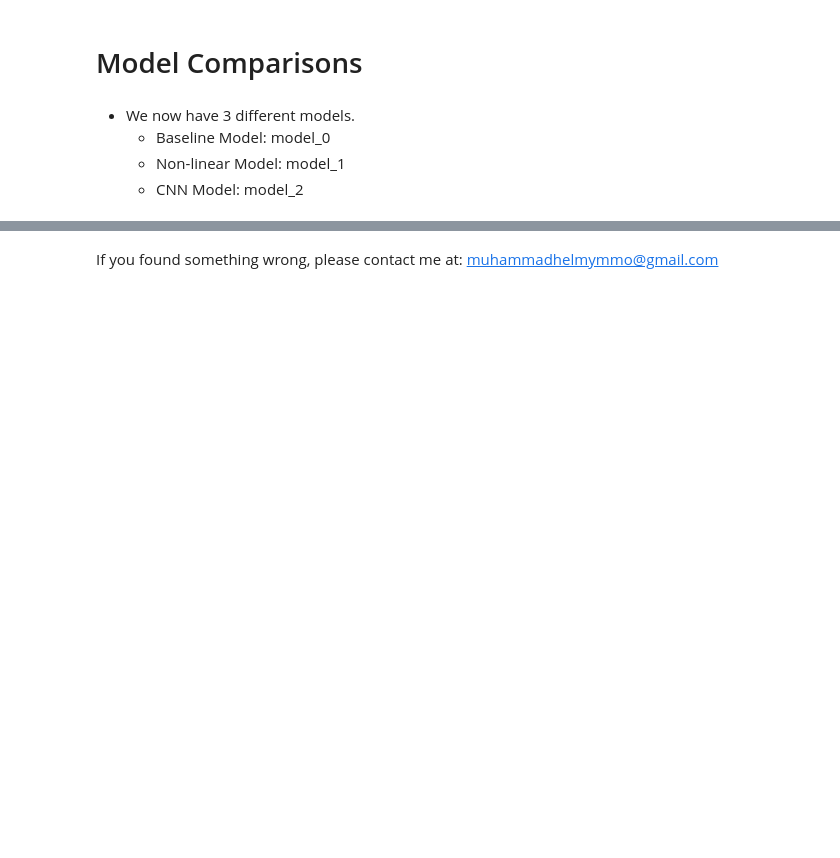
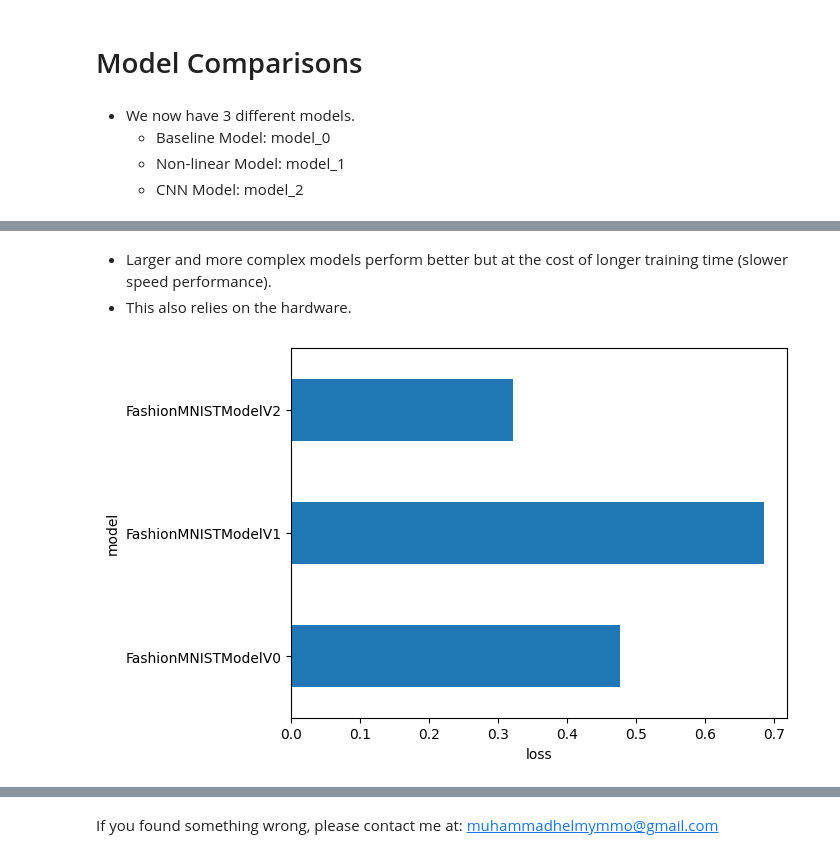
Before and after one commit to MuhammadHelmyOmar/PyTorch_Projects, a Jupyter notebook: Computer_Vision.ipynb, the cells around one changed output, grey strips where cells are left out. Cells and saved outputs as stored; diff of their text form; code cells hidden in the pictures; blank space fills up the shorter version.

```diff
--- a/Computer_Vision.ipynb
+++ b/Computer_Vision.ipynb
@@ -957,0 +1107,10 @@ models_eval_results
+# %% [markdown]
+- Larger and more complex models perform better but at the cost of longer training time (slower speed performance).
+- This also relies on the hardware.
+# %%
+# Visualization of the results
+models_eval_results.set_index("model_name")["model_loss"].plot(kind="barh")
+plt.xlabel("loss")
+plt.ylabel("model");
+# %% [output]
+[figure, added]
```
Also changed, not shown: parts of 24 cells of this notebook.
